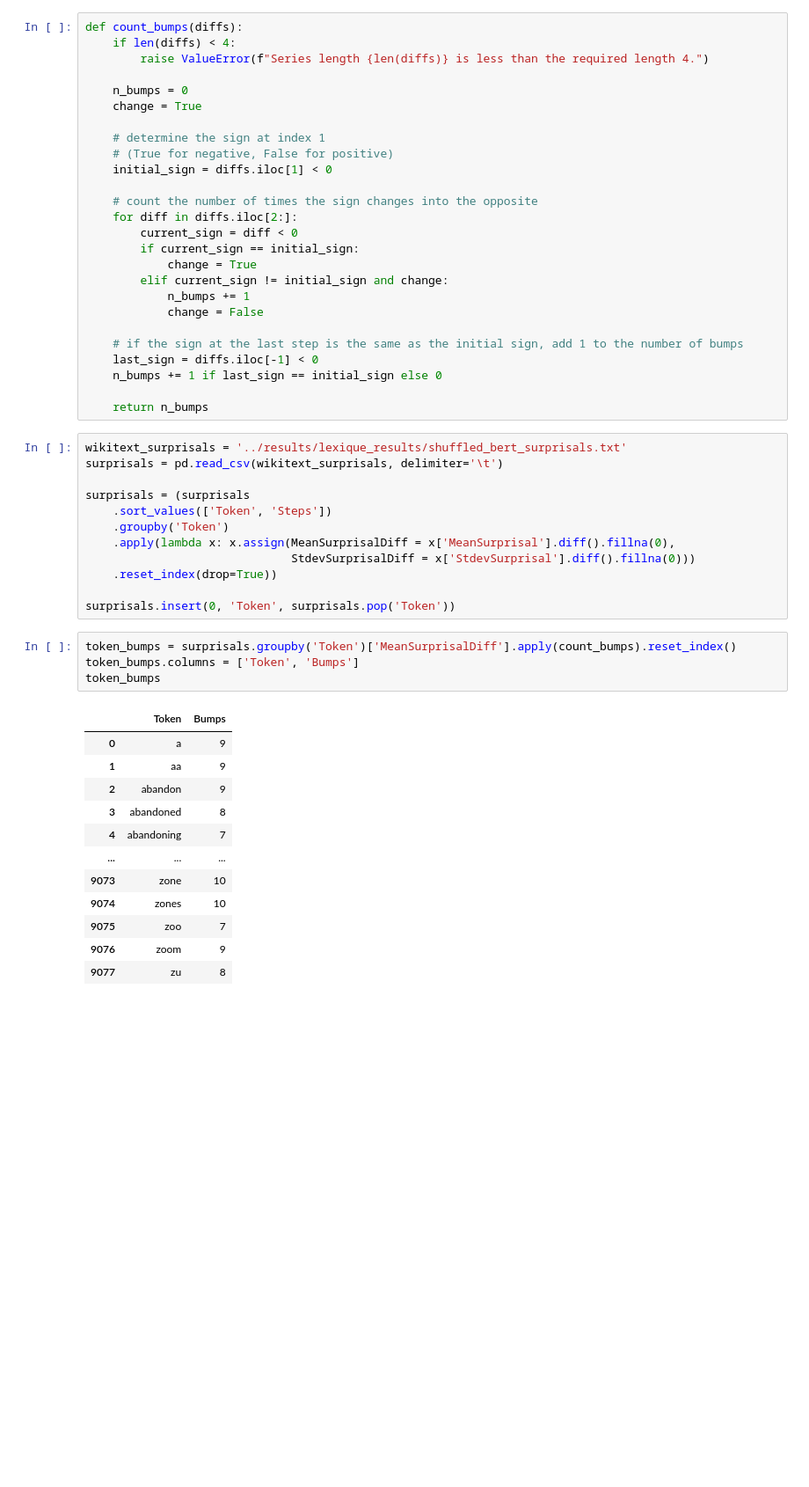
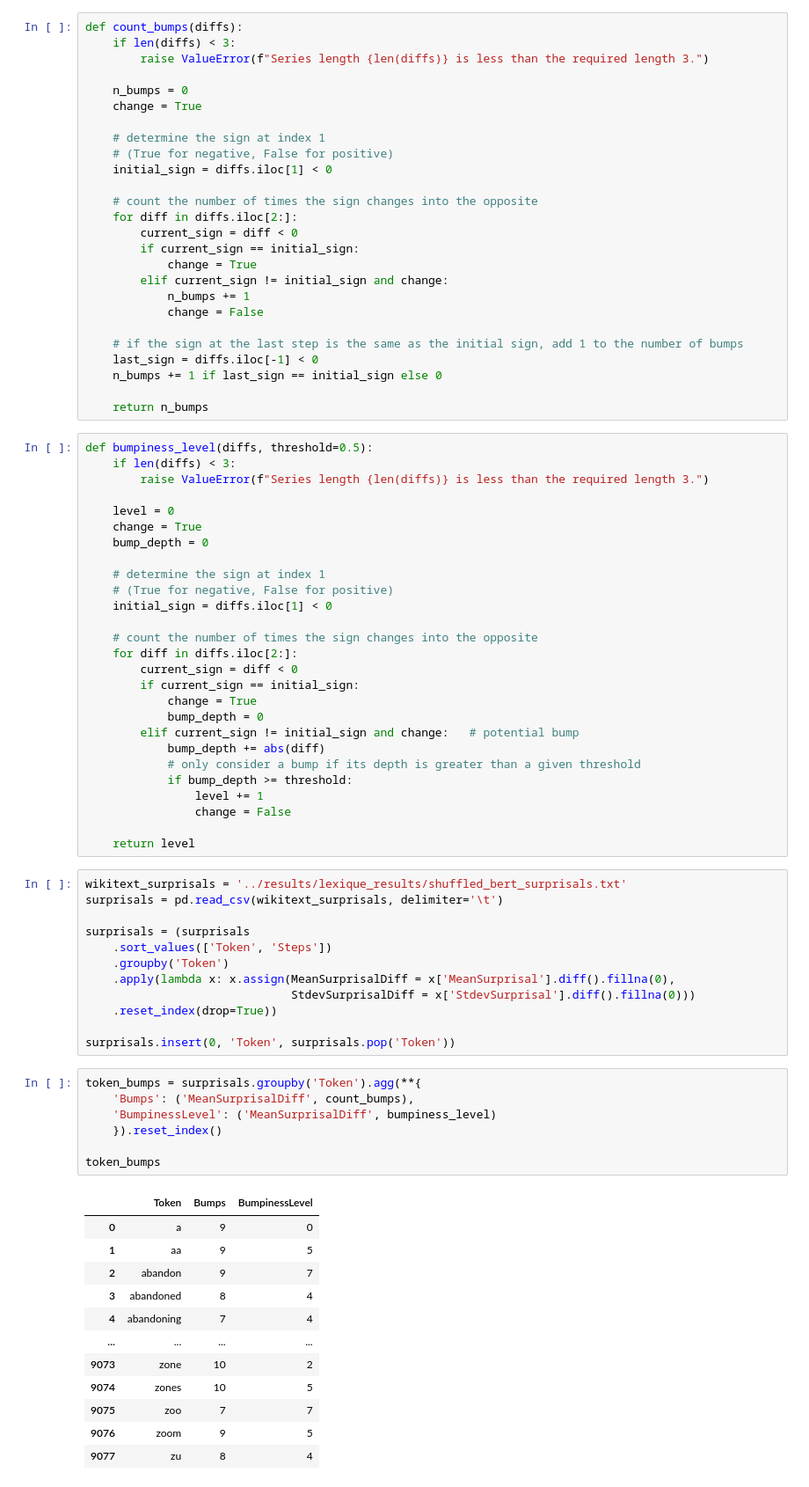
Before and after one commit to NazaninShafiabadi/NeuralLMs, a Jupyter notebook: src/bumps.ipynb, the cells around one changed output. Shown at 88% size. Drawn from its saved outputs; the diff is of its cells as text; blank space fills up the shorter version.

```diff
--- a/src/bumps.ipynb
+++ b/src/bumps.ipynb
@@ -8,7 +8,7 @@ from modules.plotting_scripts import plot_surprisals
 # %%
 def count_bumps(diffs):
-    if len(diffs) < 4:
-        raise ValueError(f"Series length {len(diffs)} is less than the required length 4.")
+    if len(diffs) < 3:
+        raise ValueError(f"Series length {len(diffs)} is less than the required length 3.")
 
     n_bumps = 0
     change = True
@@ -31,6 +31,33 @@ def count_bumps(diffs):
     n_bumps += 1 if last_sign == initial_sign else 0
 
     return n_bumps
+# %%
+def bumpiness_level(diffs, threshold=0.5):
+    if len(diffs) < 3:
+        raise ValueError(f"Series length {len(diffs)} is less than the required length 3.")
+
+    level = 0
+    change = True
+    bump_depth = 0
+
+    # determine the sign at index 1
+    # (True for negative, False for positive)
+    initial_sign = diffs.iloc[1] < 0
+
+    # count the number of times the sign changes into the opposite
+    for diff in diffs.iloc[2:]:
+        current_sign = diff < 0
+        if current_sign == initial_sign:
+            change = True
+            bump_depth = 0
+        elif current_sign != initial_sign and change:   # potential bump
+            bump_depth += abs(diff)
+            # only consider a bump if its depth is greater than a given threshold
+            if bump_depth >= threshold:
+                level += 1
+                change = False
+
+    return level
 # %%
 wikitext_surprisals = '../results/lexique_results/shuffled_bert_surprisals.txt'
 surprisals = pd.read_csv(wikitext_surprisals, delimiter='\t')
@@ -44,19 +71,22 @@ surprisals = (surprisals
 
 surprisals.insert(0, 'Token', surprisals.pop('Token'))
 # %%
-token_bumps = surprisals.groupby('Token')['MeanSurprisalDiff'].apply(count_bumps).reset_index()
-token_bumps.columns = ['Token', 'Bumps']
+token_bumps = surprisals.groupby('Token').agg(**{
+    'Bumps': ('MeanSurprisalDiff', count_bumps),
+    'BumpinessLevel': ('MeanSurprisalDiff', bumpiness_level)
+    }).reset_index()
+
 token_bumps
 # %% [output]
-|  | Token | Bumps |
-| 0 | a | 9 |
-| 1 | aa | 9 |
-| 2 | abandon | 9 |
-| 3 | abandoned | 8 |
-| 4 | abandoning | 7 |
-| ... | ... | ... |
-| 9073 | zone | 10 |
-| 9074 | zones | 10 |
-| 9075 | zoo | 7 |
-| 9076 | zoom | 9 |
-| 9077 | zu | 8 |
+|  | Token | Bumps | BumpinessLevel |
+| 0 | a | 9 | 0 |
+| 1 | aa | 9 | 5 |
+| 2 | abandon | 9 | 7 |
+| 3 | abandoned | 8 | 4 |
+| 4 | abandoning | 7 | 4 |
+| ... | ... | ... | ... |
+| 9073 | zone | 10 | 2 |
+| 9074 | zones | 10 | 5 |
+| 9075 | zoo | 7 | 7 |
+| 9076 | zoom | 9 | 5 |
+| 9077 | zu | 8 | 4 |
```
Also changed, not shown: parts of 7 cells of this notebook.
